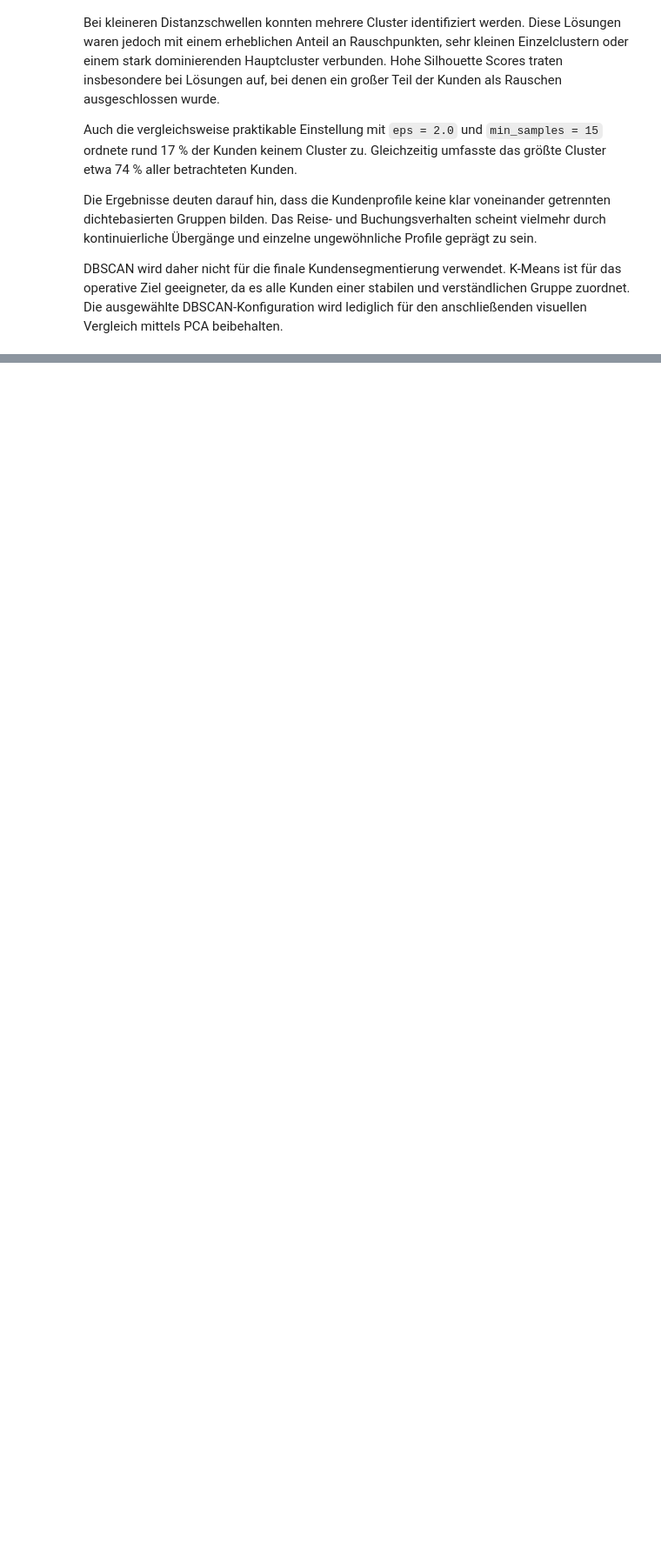
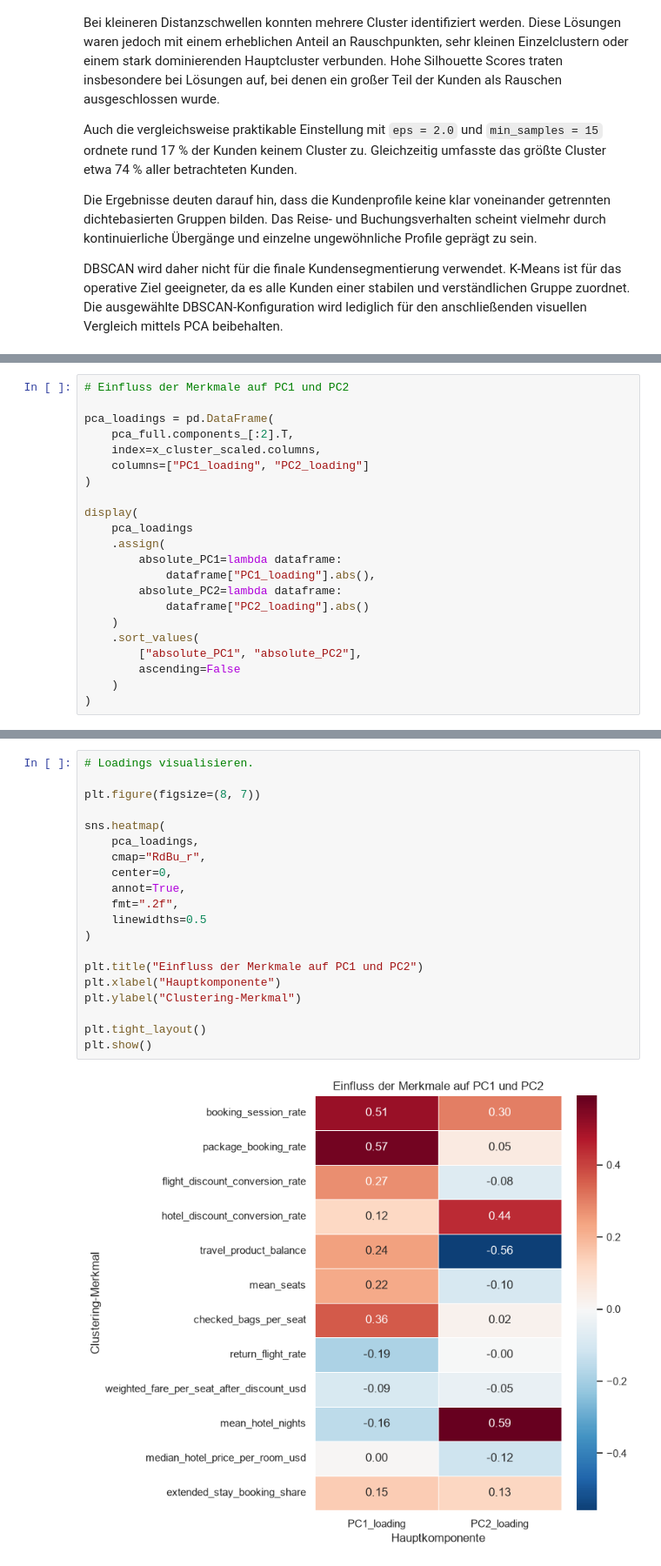
Before and after one commit to norawinkler/traveltide-customer-segmentation, a Jupyter notebook: notebooks/03_customer_segmentation.ipynb, the cells around one changed output, grey strips where cells are left out. Shown at 87% size. Saved outputs shown, nothing was run; the diff lists cells and outputs as text; blank space fills up the shorter version.

```diff
--- a/notebooks/03_customer_segmentation.ipynb
+++ b/notebooks/03_customer_segmentation.ipynb
@@ -2555,0 +2749,22 @@ mittels PCA beibehalten.
+# %%
+# Einfluss der Merkmale auf PC1 und PC2
+
+pca_loadings = pd.DataFrame(
+    pca_full.components_[:2].T,
+    index=x_cluster_scaled.columns,
+    columns=["PC1_loading", "PC2_loading"]
+)
+
+display(
+    pca_loadings
+    .assign(
+        absolute_PC1=lambda dataframe:
+            dataframe["PC1_loading"].abs(),
+        absolute_PC2=lambda dataframe:
+            dataframe["PC2_loading"].abs()
+    )
+    .sort_values(
+        ["absolute_PC1", "absolute_PC2"],
+        ascending=False
+    )
+)
@@ -2555,0 +2785,22 @@ mittels PCA beibehalten.
+# %%
+# Loadings visualisieren.
+
+plt.figure(figsize=(8, 7))
+
+sns.heatmap(
+    pca_loadings,
+    cmap="RdBu_r",
+    center=0,
+    annot=True,
+    fmt=".2f",
+    linewidths=0.5
+)
+
+plt.title("Einfluss der Merkmale auf PC1 und PC2")
+plt.xlabel("Hauptkomponente")
+plt.ylabel("Clustering-Merkmal")
+
+plt.tight_layout()
+plt.show()
+# %% [output]
+[figure, added]
```
Also changed, not shown: parts of 10 cells of this notebook.
